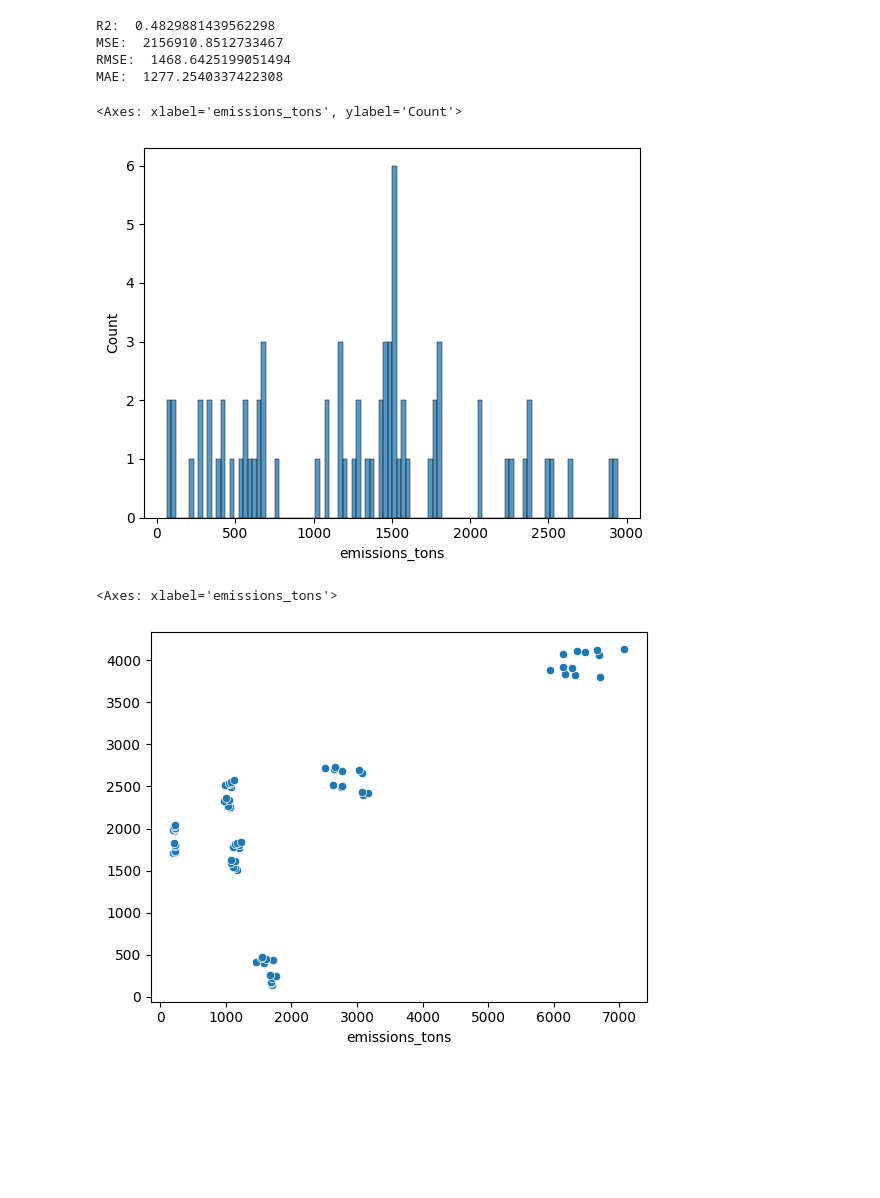
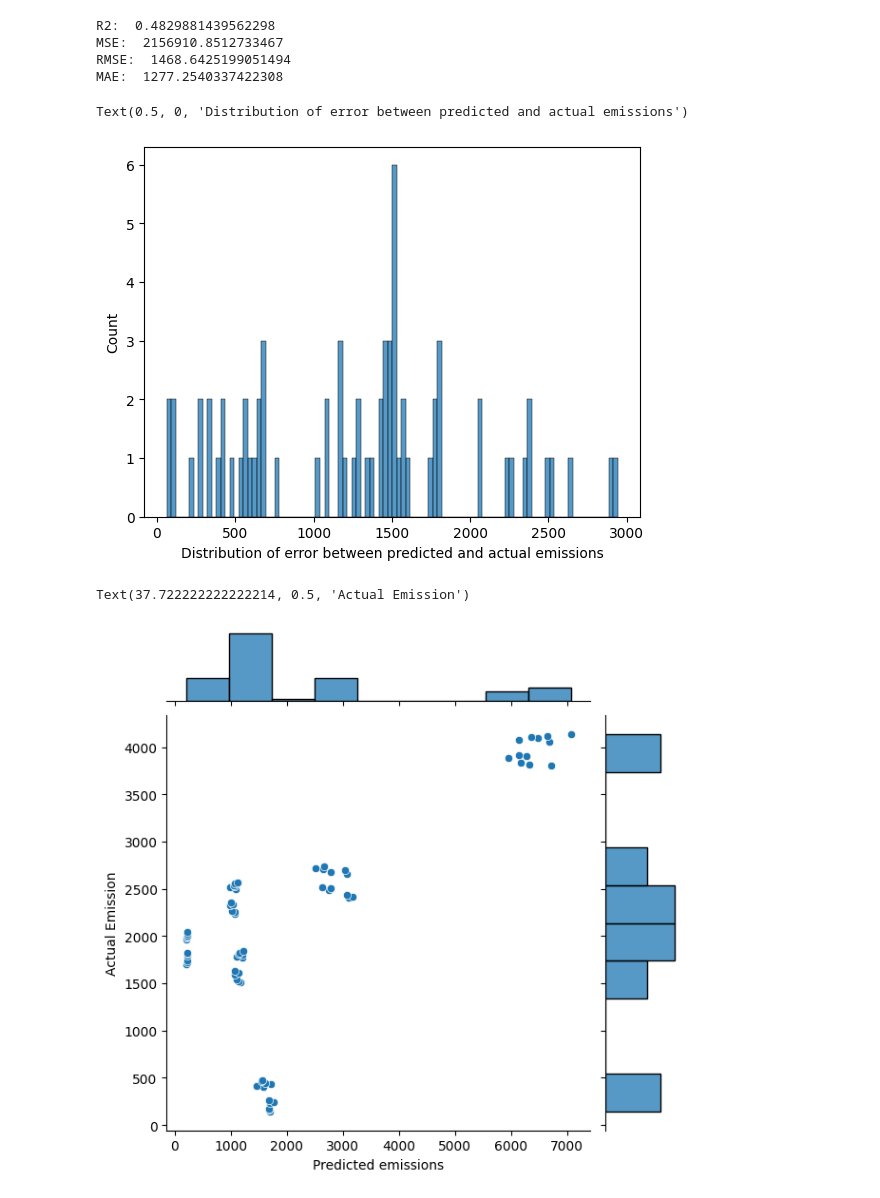
Before and after one commit to pjcroxas/Data-Analytics, a Jupyter notebook: CO2_Emission_Forecasting.ipynb, the cells around one changed output. Cells and saved outputs as stored; diff of their text form; code cells hidden in the pictures; blank space fills up the shorter version.

```diff
--- a/CO2_Emission_Forecasting.ipynb
+++ b/CO2_Emission_Forecasting.ipynb
@@ -395,11 +395,14 @@ MAE:  1277.2540337422308
 # %%
 error = np.abs(y_valid-pred_emissions)
 sns.histplot(error, bins=100)
+plt.xlabel("Distribution of error between predicted and actual emissions")
 # %% [output]
-<Axes: xlabel='emissions_tons', ylabel='Count'>
+Text(0.5, 0, 'Distribution of error between predicted and actual emissions')
-[figure, old version]
+[figure, new version]
 # %%
-sns.scatterplot(x=y_valid, y=pred_emissions)
+sns.jointplot(x=y_valid, y=pred_emissions)
+plt.xlabel("Predicted emissions")
+plt.ylabel("Actual Emission")
 # %% [output]
-<Axes: xlabel='emissions_tons'>
+Text(37.722222222222214, 0.5, 'Actual Emission')
-[figure, old version]
+[figure, new version]
```
